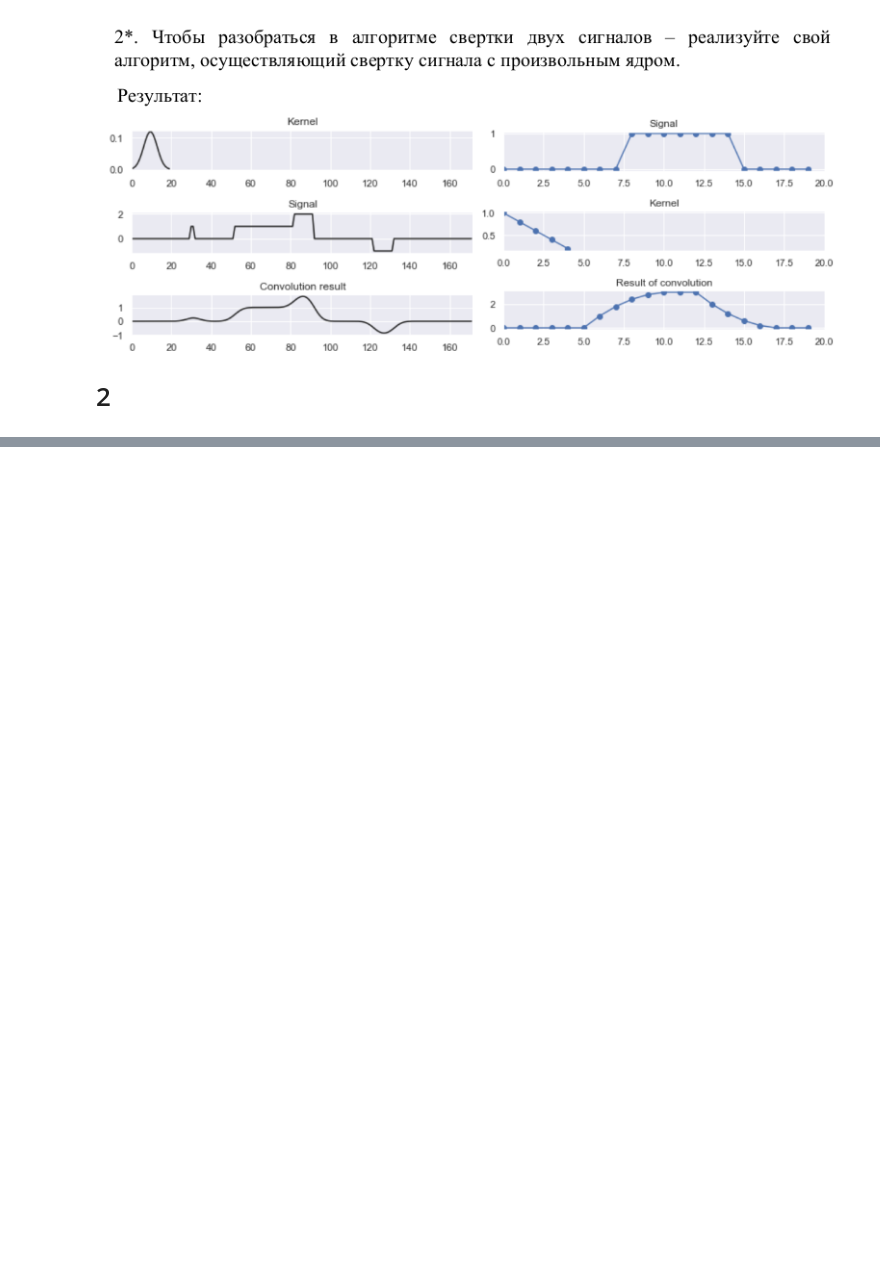
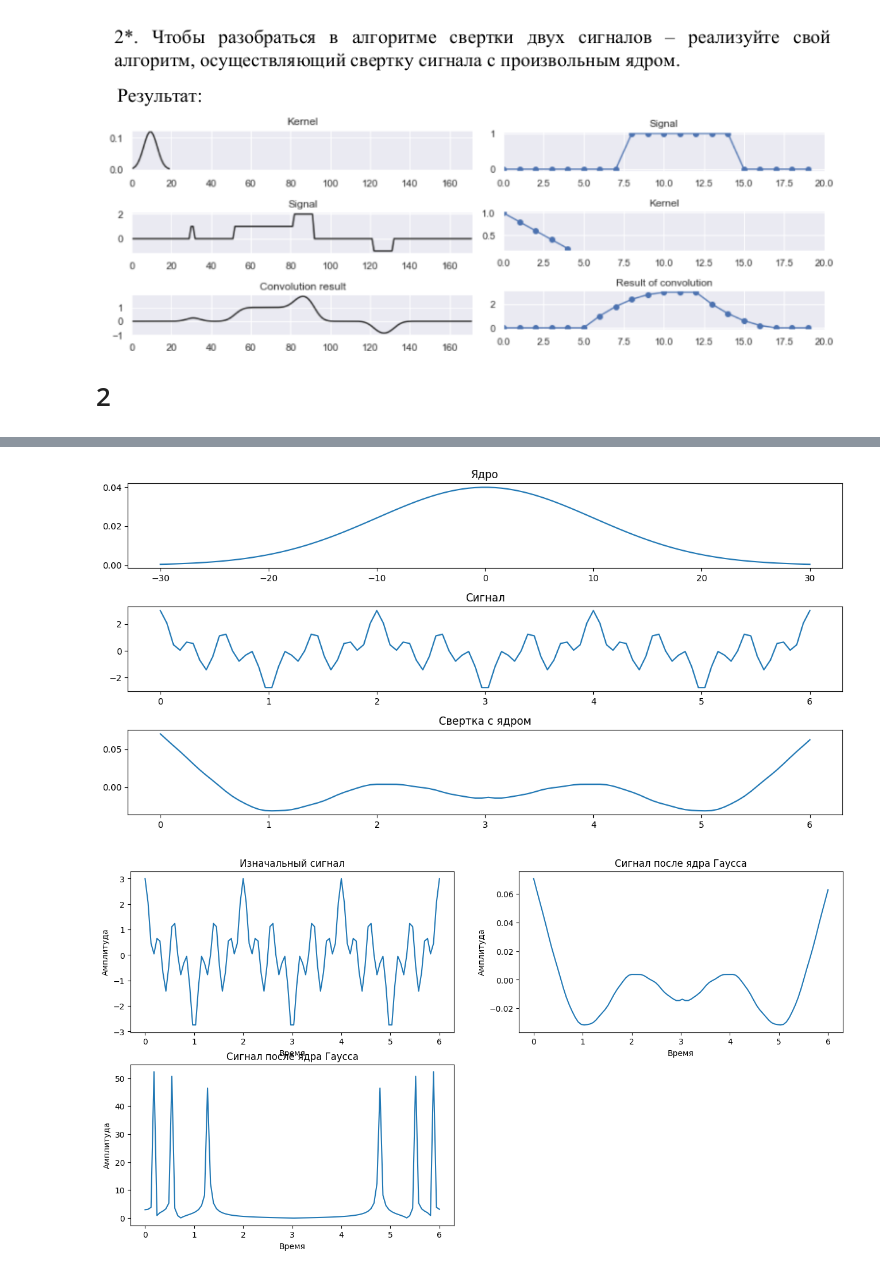
Before and after one commit to EmelyanovAlexey/digital_signal, a Jupyter notebook: lab_5.ipynb, the cells around one changed output, grey strips where cells are left out. Cells and saved outputs as stored; diff of their text form; code cells hidden in the pictures; blank space fills up the shorter version.

```diff
--- a/lab_5.ipynb
+++ b/lab_5.ipynb
@@ -97,2 +172,53 @@ print_1_2(t, kernel_b, signal, convolved_signal_b, "Линейный сигна
 # %% [markdown]
 ![image.png](attachment:image.png)
+# %%
+def gaussian_kernel(sigma, size=100):
+    x = np.linspace(-3 * sigma, 3 * sigma, size)
+    kernel = (1 / (np.sqrt(2 * np.pi) * sigma)) * np.exp(-(x**2) / (2 * sigma**2))
+    return kernel, x
+
+def calculate_cos(w):
+  res_w = 2 * np.pi * w
+  cos_func = lambda t: np.cos(res_w * t)
+  return cos_func
+
+cos_50f = calculate_cos(50)
+cos_150f = calculate_cos(150)
+cos_250f = calculate_cos(350)
+cos_sum = lambda t: cos_50f(t) + cos_150f(t) + cos_250f(t)
+
+t = np.linspace(0, 6, 100)
+signal = np.array([cos_sum(x) for x in t])
+
+gaussian_kernel_vals, t_kernal = gaussian_kernel(10, 100)
+
+gaussed_signal = np.convolve(signal, gaussian_kernel_vals, mode='same')
+
+print_1_2(t, t_kernal, gaussian_kernel_vals, signal, gaussed_signal, "Гаус")
+
+spectrum_cos_sum = np.abs(np.fft.fft(signal))
+
+fig = plt.figure(figsize=(16,8))
+
+plt.subplot(221)
+plt.title("Изначальный сигнал")
+plt.plot(t, signal)
+plt.xlabel('Время')
+plt.ylabel('Амплитуда')
+
+plt.subplot(222)
+plt.title("Сигнал после ядра Гаусса")
+plt.plot(t, gaussed_signal)
+plt.xlabel('Время')
+plt.ylabel('Амплитуда')
+
+plt.subplot(223)
+plt.title("Сигнал после ядра Гаусса")
+plt.plot(t, spectrum_cos_sum)
+plt.xlabel('Время')
+plt.ylabel('Амплитуда')
+
+plt.show()
+# %% [output]
+[figure, added]
+[figure, added]
```
Also changed, not shown: parts of 9 cells of this notebook, 1 other file.
